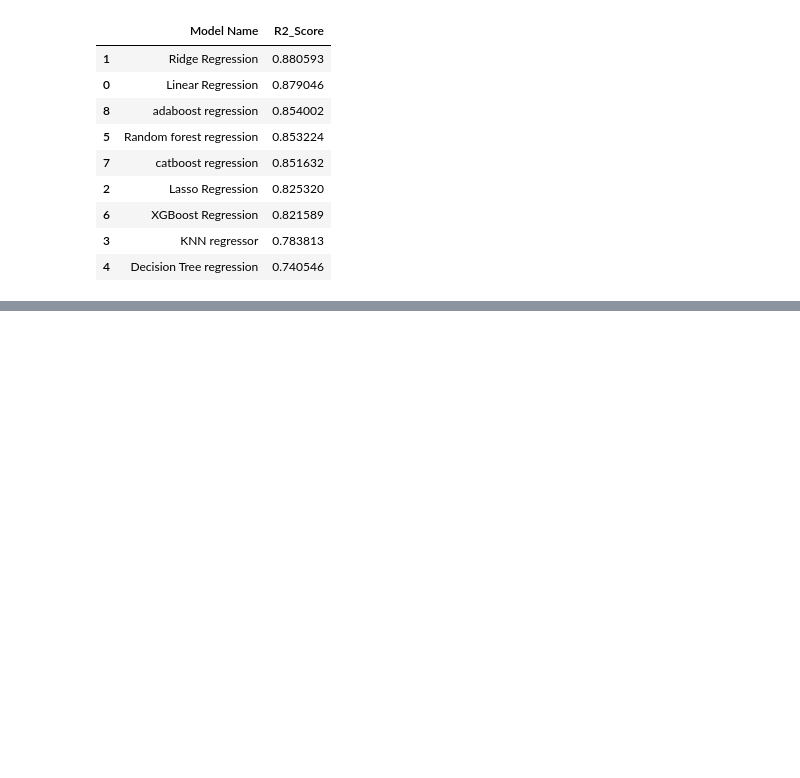
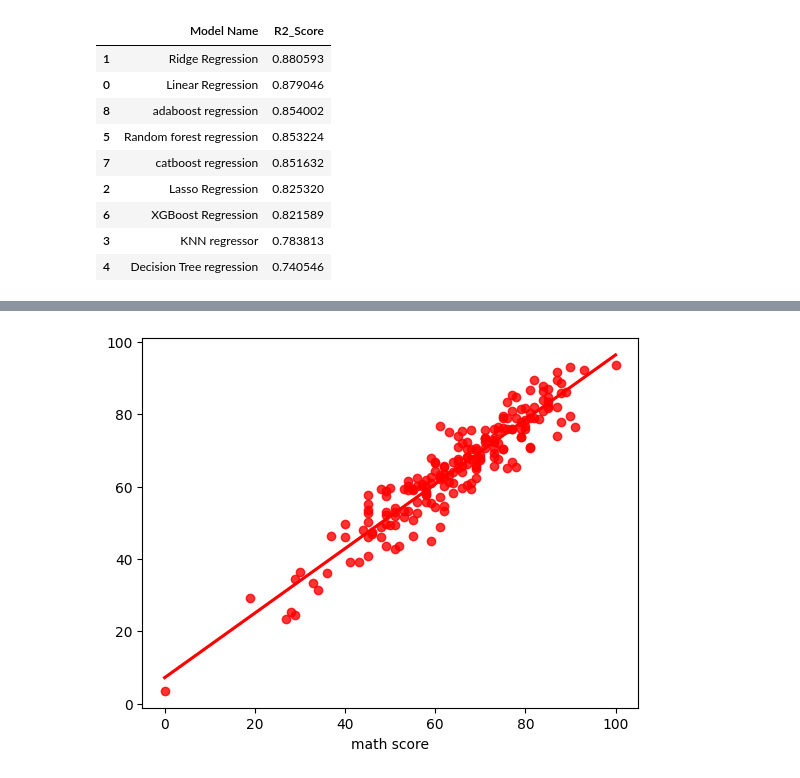
Before and after one commit to maharengarajan/student_performance_ml, a Jupyter notebook: notebook/model_training.ipynb, the cells around one changed output, grey strips where cells are left out. Cells and saved outputs as stored; diff of their text form; code cells hidden in the pictures; blank space fills up the shorter version.

```diff
--- a/notebook/model_training.ipynb
+++ b/notebook/model_training.ipynb
@@ -160,0 +177,4 @@ pd.DataFrame(list(zip(model_list, r2_list)), columns=['Model Name', 'R2_Score'])
+# %%
+sns.regplot(x=y_test,y=y_pred,ci=None,color ='red');
+# %% [output]
+[figure, added]
```
Also changed, not shown: parts of 3 cells of this notebook.
